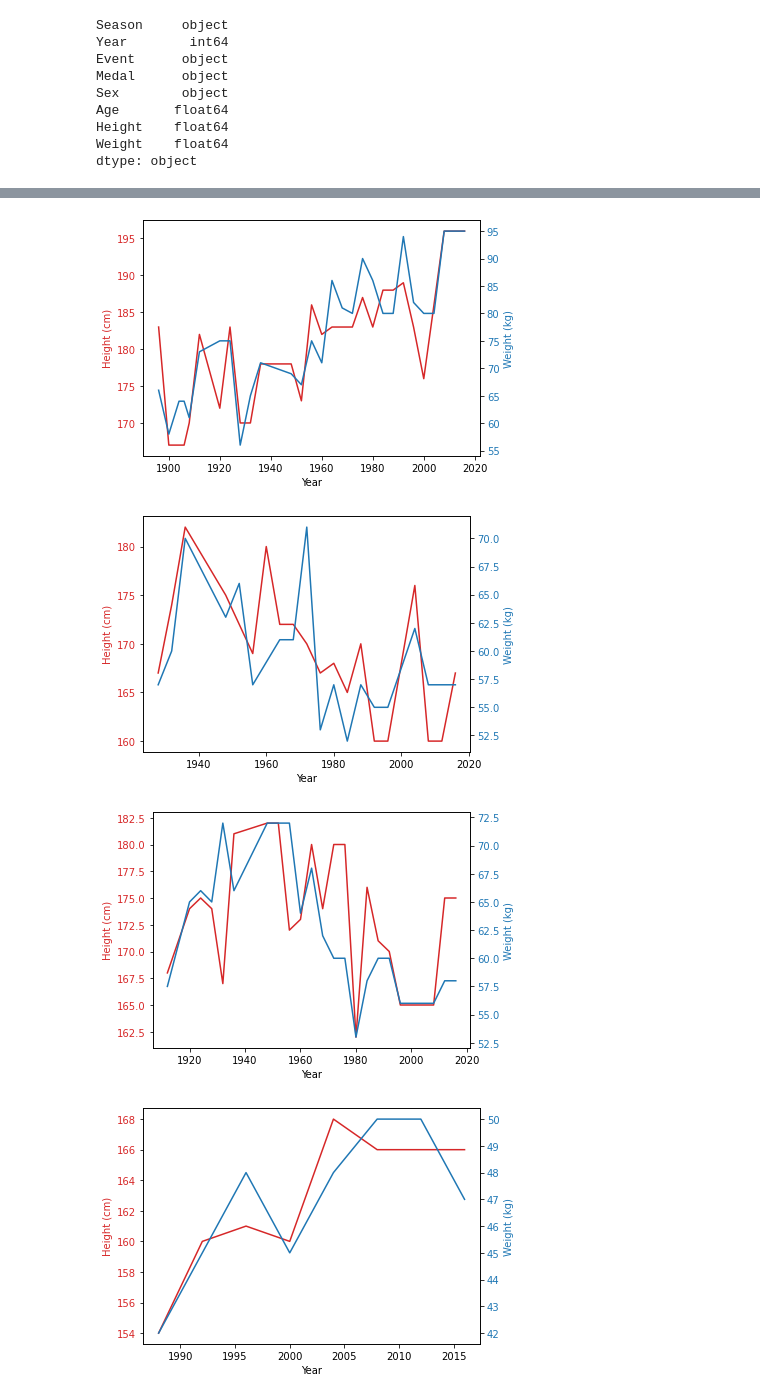
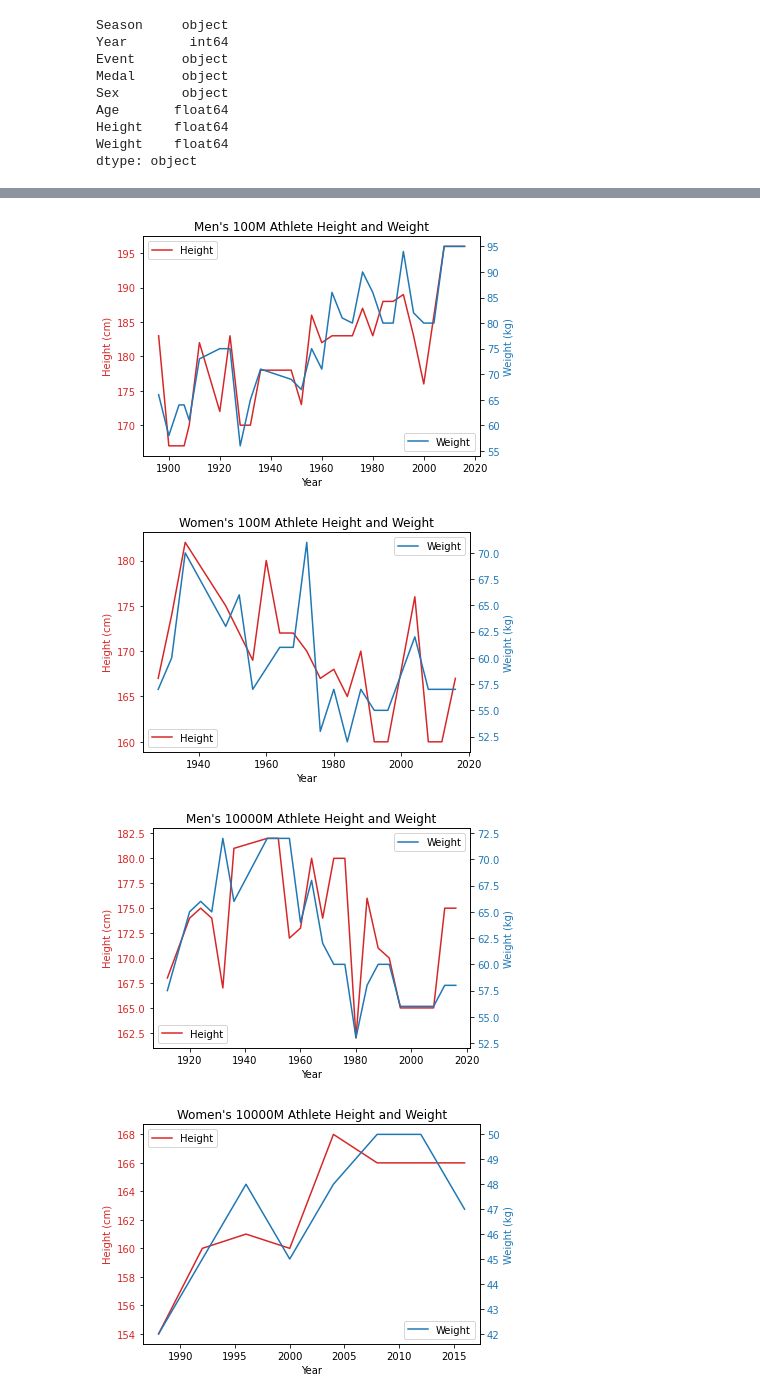
Before and after one commit to dstagner63/Project1, a Jupyter notebook: Athletes Physical Attributes .ipynb, the cells around one changed output, grey strips where cells are left out. Drawn from its saved outputs; the diff is of its cells as text; code cells hidden in the pictures.

Commit message:
updated attribute graphs

```diff
--- a/Athletes Physical Attributes .ipynb
+++ b/Athletes Physical Attributes .ipynb
@@ -152,20 +161,22 @@ fig, ax1 = plt.subplots()
 color = 'tab:red'
 ax1.set_xlabel('Year')
 ax1.set_ylabel('Height (cm)', color=color)
-ax1.plot(m_100_df["Year"], m_100_df["Height"], color=color)
+ax1.plot(m_100_df["Year"], m_100_df["Height"], color=color, label="Height")
 ax1.tick_params(axis='y', labelcolor=color)
-
+plt.legend(loc="upper left")
 ax2 = ax1.twinx()  # instantiate a second axes that shares the same x-axis
 
 color = 'tab:blue'
 ax2.set_ylabel('Weight (kg)', color=color)  # we already handled the x-label with ax1
-ax2.plot(m_100_df["Year"], m_100_df["Weight"], color=color)
+ax2.plot(m_100_df["Year"], m_100_df["Weight"], color=color, label="Weight")
 ax2.tick_params(axis='y', labelcolor=color)
-
+plt.legend(loc="lower right")
+plt.title("Men's 100M Athlete Height and Weight")
 fig.tight_layout()  # otherwise the right y-label is slightly clipped
+plt.savefig("Output/Men's 100M Height and Weights.png")
 plt.show()
 # %% [output]
-[figure, old version]
+[figure, new version]
 # %%
 #Plot womens athlete attributes for the 100 meters
 fig, ax1 = plt.subplots()
@@ -173,20 +184,22 @@ fig, ax1 = plt.subplots()
 color = 'tab:red'
 ax1.set_xlabel('Year')
 ax1.set_ylabel('Height (cm)', color=color)
-ax1.plot(w_100_df["Year"], w_100_df["Height"], color=color)
+ax1.plot(w_100_df["Year"], w_100_df["Height"], color=color, label="Height")
 ax1.tick_params(axis='y', labelcolor=color)
-
+plt.legend(loc="lower left")
 ax2 = ax1.twinx()  # instantiate a second axes that shares the same x-axis
 
 color = 'tab:blue'
 ax2.set_ylabel('Weight (kg)', color=color)  # we already handled the x-label with ax1
-ax2.plot(w_100_df["Year"], w_100_df["Weight"], color=color)
+ax2.plot(w_100_df["Year"], w_100_df["Weight"], color=color, label="Weight")
 ax2.tick_params(axis='y', labelcolor=color)
-
+plt.legend(loc="upper right")
+plt.title("Women's 100M Athlete Height and Weight")
 fig.tight_layout()  # otherwise the right y-label is slightly clipped
+plt.savefig("Output/Women's 100M Height and Weights.png")
 plt.show()
 # %% [output]
-[figure, old version]
+[figure, new version]
 # %%
 #Plot mens athlete attributes for the 10000 meters
 fig, ax1 = plt.subplots()
@@ -194,41 +207,45 @@ fig, ax1 = plt.subplots()
 color = 'tab:red'
 ax1.set_xlabel('Year')
 ax1.set_ylabel('Height (cm)', color=color)
-ax1.plot(m_10000_df["Year"], m_10000_df["Height"], color=color)
+ax1.plot(m_10000_df["Year"], m_10000_df["Height"], color=color, label="Height")
 ax1.tick_params(axis='y', labelcolor=color)
-
+plt.legend(loc="lower left")
 ax2 = ax1.twinx()  # instantiate a second axes that shares the same x-axis
 
 color = 'tab:blue'
 ax2.set_ylabel('Weight (kg)', color=color)  # we already handled the x-label with ax1
-ax2.plot(m_10000_df["Year"], m_10000_df["Weight"], color=color)
+ax2.plot(m_10000_df["Year"], m_10000_df["Weight"], color=color, label="Weight")
 ax2.tick_params(axis='y', labelcolor=color)
-
+plt.legend(loc="upper right")
+plt.title("Men's 10000M Athlete Height and Weight")
 fig.tight_layout()  # otherwise the right y-label is slightly clipped
+plt.savefig("Output/Men's 10000M Height and Weights.png")
 plt.show()
 # %% [output]
-[figure, old version]
+[figure, new version]
 # %%
 #Plot womens athlete attributes for the 10000 meters
 fig, ax1 = plt.subplots()
 
 color = 'tab:red'
 ax1.set_xlabel('Year')
 ax1.set_ylabel('Height (cm)', color=color)
-ax1.plot(w_10000_df["Year"], w_10000_df["Height"], color=color)
+ax1.plot(w_10000_df["Year"], w_10000_df["Height"], color=color, label="Height")
 ax1.tick_params(axis='y', labelcolor=color)
-
+plt.legend(loc="upper left")
 ax2 = ax1.twinx()  # instantiate a second axes that shares the same x-axis
 
 color = 'tab:blue'
 ax2.set_ylabel('Weight (kg)', color=color)  # we already handled the x-label with ax1
-ax2.plot(w_10000_df["Year"], w_10000_df["Weight"], color=color)
+ax2.plot(w_10000_df["Year"], w_10000_df["Weight"], color=color, label="Weight")
 ax2.tick_params(axis='y', labelcolor=color)
-
+plt.legend(loc="lower right")
+plt.title("Women's 10000M Athlete Height and Weight")
 fig.tight_layout()  # otherwise the right y-label is slightly clipped
+plt.savefig("Output/Women's 10000M Height and Weights.png")
 plt.show()
 # %% [output]
-[figure, old version]
+[figure, new version]
 # %%
 #Plot mens athlete attributes for the 800 meters
 fig, ax1 = plt.subplots()
```
Also changed, not shown: parts of 6 cells of this notebook, 10 other files.
